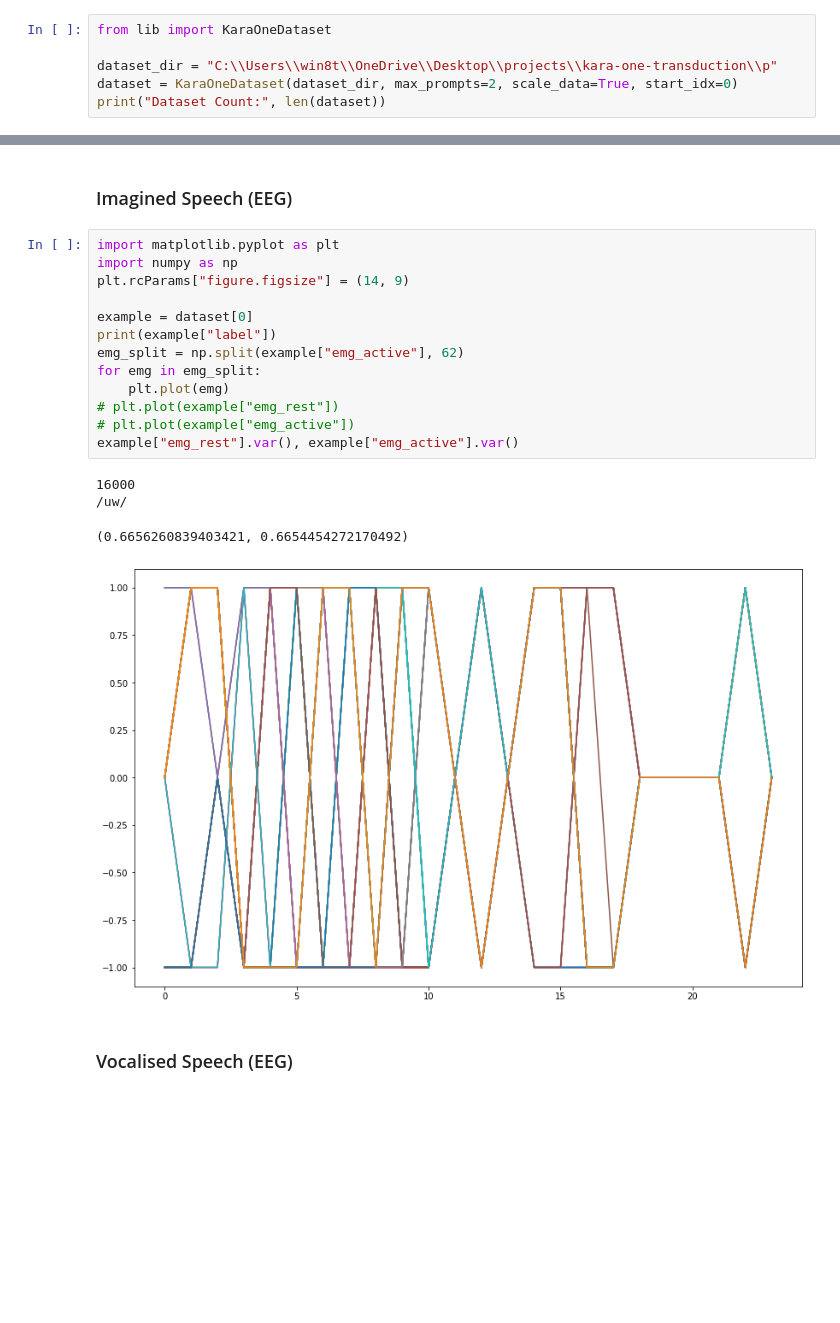
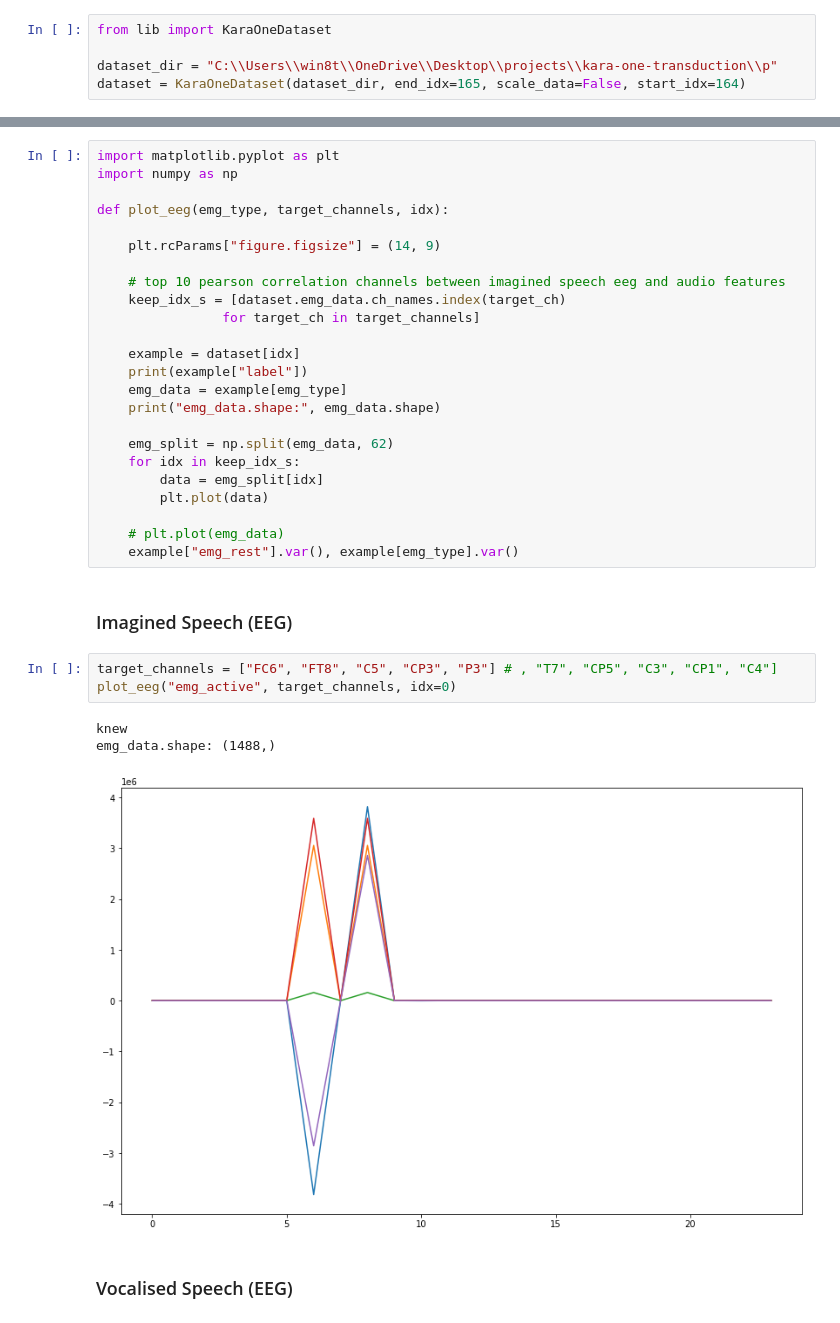
Before and after one commit to MiscellaneousStuff/kara-one-transduction, a Jupyter notebook: main.ipynb, the cells around one changed output, grey strips where cells are left out. Saved outputs shown, nothing was run; the diff lists cells and outputs as text; blank space fills up the shorter version.

```diff
--- a/main.ipynb
+++ b/main.ipynb
@@ -6,8 +6,7 @@
 from lib import KaraOneDataset
 
 dataset_dir = "C:\\Users\\win8t\\OneDrive\\Desktop\\projects\\kara-one-transduction\\p"
-dataset = KaraOneDataset(dataset_dir, max_prompts=2, scale_data=True, start_idx=0)
-print("Dataset Count:", len(dataset))
+dataset = KaraOneDataset(dataset_dir, end_idx=165, scale_data=False, start_idx=164)
 # %% [output]
 prompts: 165
 PATH: C:\Users\win8t\OneDrive\Desktop\projects\kara-one-transduction\p\spoclab/users/szhao/EEG/data/MM05\Acquisition 232 Data.cnt
@@ -23,24 +48,37 @@ Dataset Count: 2
 # %% [markdown]
 ## Example Item
+# %%
+import matplotlib.pyplot as plt
+import numpy as np
+
+def plot_eeg(emg_type, target_channels, idx):
+
+    plt.rcParams["figure.figsize"] = (14, 9)
+
+    # top 10 pearson correlation channels between imagined speech eeg and audio features
+    keep_idx_s = [dataset.emg_data.ch_names.index(target_ch)
+                for target_ch in target_channels]
+
+    example = dataset[idx]
+    print(example["label"])
+    emg_data = example[emg_type]
+    print("emg_data.shape:", emg_data.shape)
+
+    emg_split = np.split(emg_data, 62)
+    for idx in keep_idx_s:
+        data = emg_split[idx]
+        plt.plot(data)
+
+    # plt.plot(emg_data)
+    example["emg_rest"].var(), example[emg_type].var()
 # %% [markdown]
 ### Imagined Speech (EEG)
-# %%
-import matplotlib.pyplot as plt
-import numpy as np
-plt.rcParams["figure.figsize"] = (14, 9)
-
-example = dataset[0]
-print(example["label"])
-emg_split = np.split(example["emg_active"], 62)
-for emg in emg_split:
-    plt.plot(emg)
-# plt.plot(example["emg_rest"])
-# plt.plot(example["emg_active"])
-example["emg_rest"].var(), example["emg_active"].var()
-# %% [output]
-16000
-/uw/
-(0.6656260839403421, 0.6654454272170492)
-[figure, removed]
+# %%
+target_channels = ["FC6", "FT8", "C5", "CP3", "P3"] # , "T7", "CP5", "C3", "CP1", "C4"]
+plot_eeg("emg_active", target_channels, idx=0)
+# %% [output]
+knew
+emg_data.shape: (1488,)
+[figure, added]
 # %% [markdown]
 ### Vocalised Speech (EEG)
```
Also changed, not shown: parts of 18 cells of this notebook.
